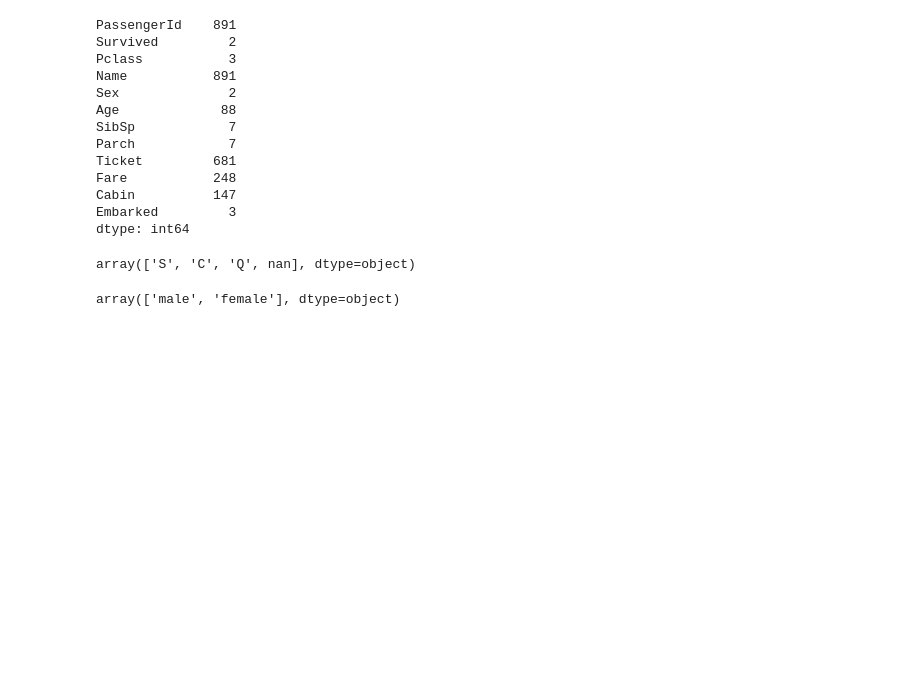
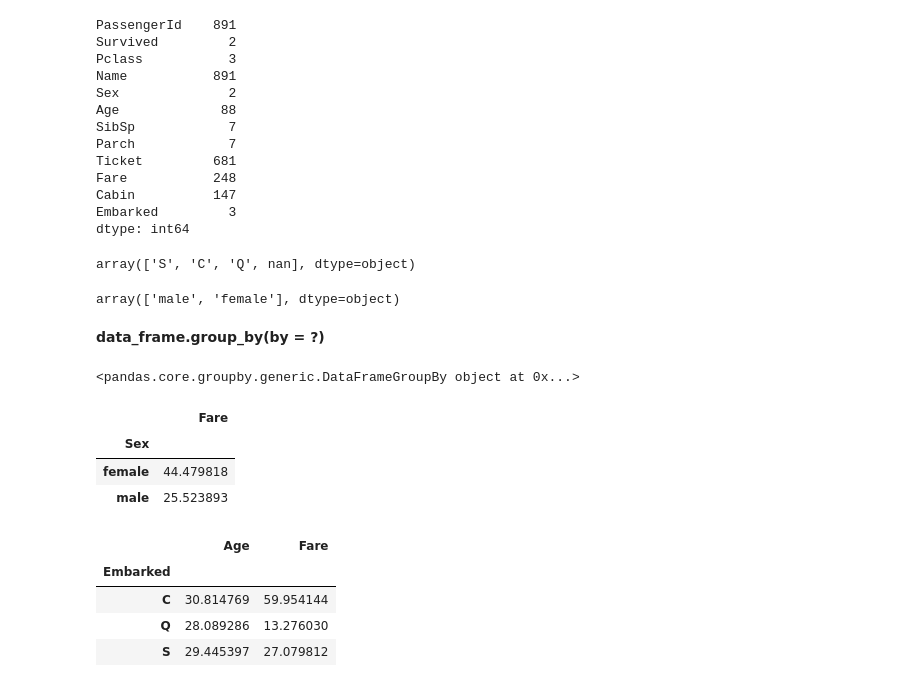
Before and after one commit to KondaSamyam/Vrit-DataScience, a Jupyter notebook: Pandas/Data-Exploration.ipynb, the cells around one changed output. Saved outputs shown, nothing was run; the diff lists cells and outputs as text; code cells hidden in the pictures; blank space fills up the shorter version.

Commit message:
Pandas and Data Visualization

```diff
--- a/Pandas/Data-Exploration.ipynb
+++ b/Pandas/Data-Exploration.ipynb
@@ -214,3 +234,26 @@ array(['S', 'C', 'Q', nan], dtype=object)
 tdf.Sex.unique()
 # %% [output]
 array(['male', 'female'], dtype=object)
+# %% [markdown]
+**data_frame.group_by(by = ?)**
+# %%
+group_by_sex = tdf[["Sex", "Fare"]].groupby(by = "Sex")
+group_by_sex
+# %% [output]
+<pandas.core.groupby.generic.DataFrameGroupBy object at 0x...>
+# %%
+group_by_sex.mean()
+# %% [output]
+|  | Fare |
+| Sex |  |
+| female | 44.479818 |
+| male | 25.523893 |
+# %%
+group_by_embarked = tdf[["Embarked", "Age", "Fare"]].groupby(by = "Embarked")
+group_by_embarked.mean()
+# %% [output]
+|  | Age | Fare |
+| Embarked |  |  |
+| C | 30.814769 | 59.954144 |
+| Q | 28.089286 | 13.276030 |
+| S | 29.445397 | 27.079812 |
```
Also changed, not shown: parts of 15 cells of this notebook, 2 other files.
